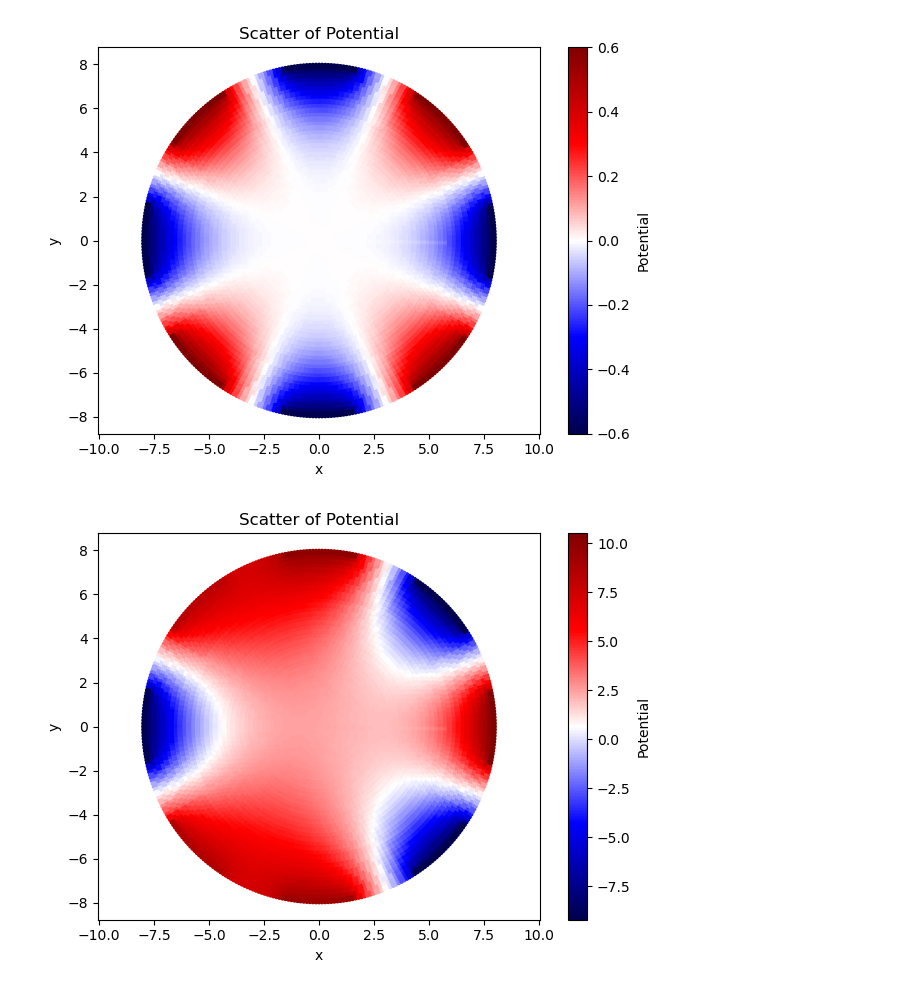
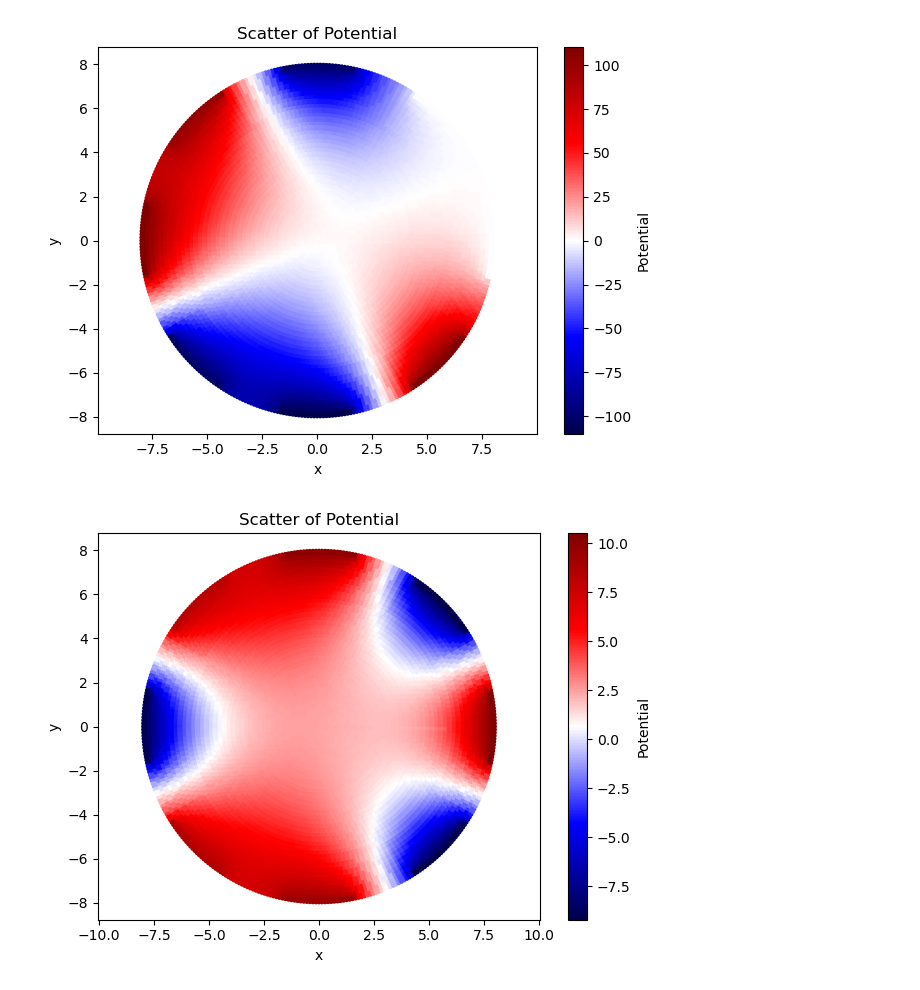
Before and after one commit to jwass1997/kmc_project, a Jupyter notebook: scripts/python_scripts/visualize.ipynb, the cells around one changed output. Cells and saved outputs as stored; diff of their text form; code cells hidden in the pictures.

```diff
--- a/scripts/python_scripts/visualize.ipynb
+++ b/scripts/python_scripts/visualize.ipynb
@@ -6,22 +6,22 @@ import matplotlib.patches as patches
 
 from scipy.optimize import curve_fit
 # %%
-potential = np.loadtxt("../../potential_0_only_second.txt")
+potential = np.loadtxt("../../phi_0.txt")
 x = potential[:, 0]
 y = potential[:, 1]
 phi = potential[:, 2]
 
 
 plt.figure()
 sc = plt.scatter(x, y, c=phi, s=5, marker='o', cmap="seismic")
 plt.colorbar(sc, label="Potential")
 plt.axis("equal")
 plt.title("Scatter of Potential")
 plt.xlabel("x")
 plt.ylabel("y")
 plt.tight_layout()
 plt.savefig("potential_scatter.png", dpi=150)
 plt.show()
 # %% [output]
-[figure, old version]
+[figure, new version]
 # %%
```
Also changed, not shown: parts of 2 cells of this notebook, 35 other files.
